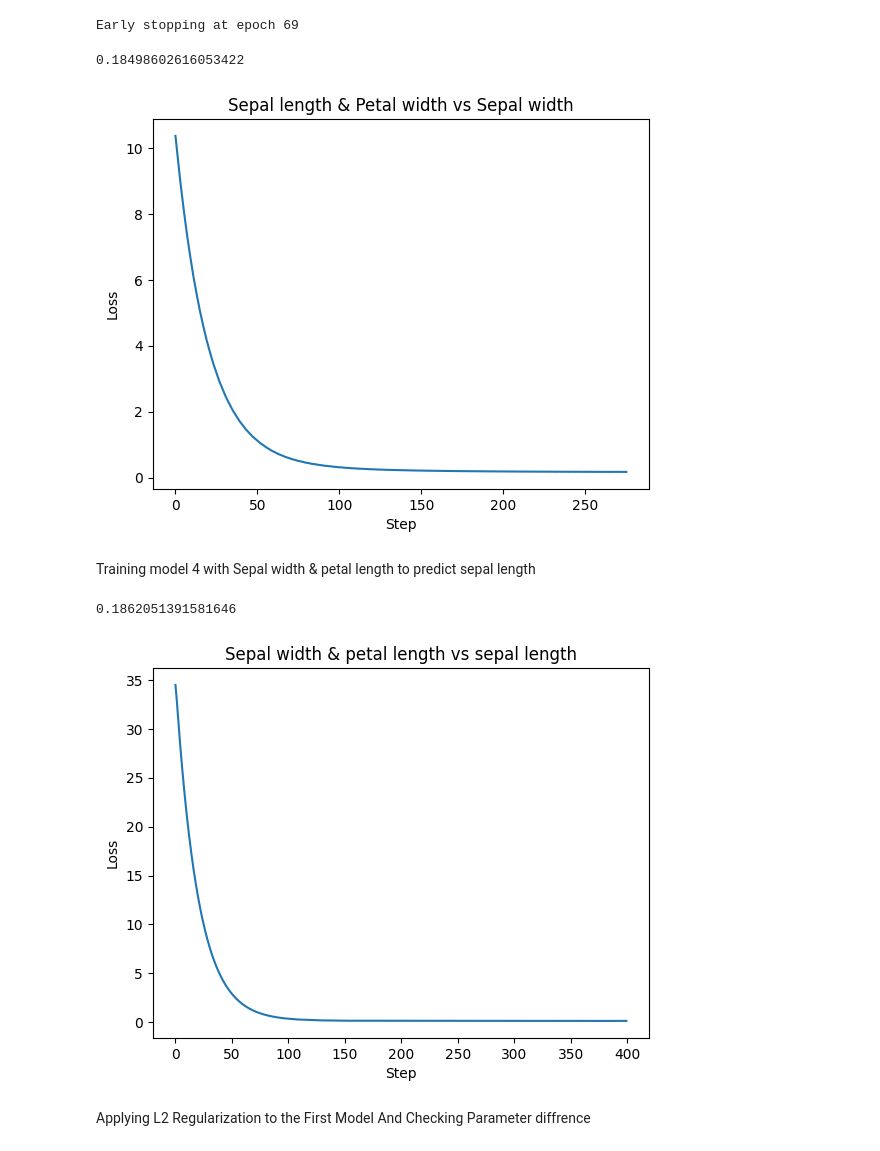
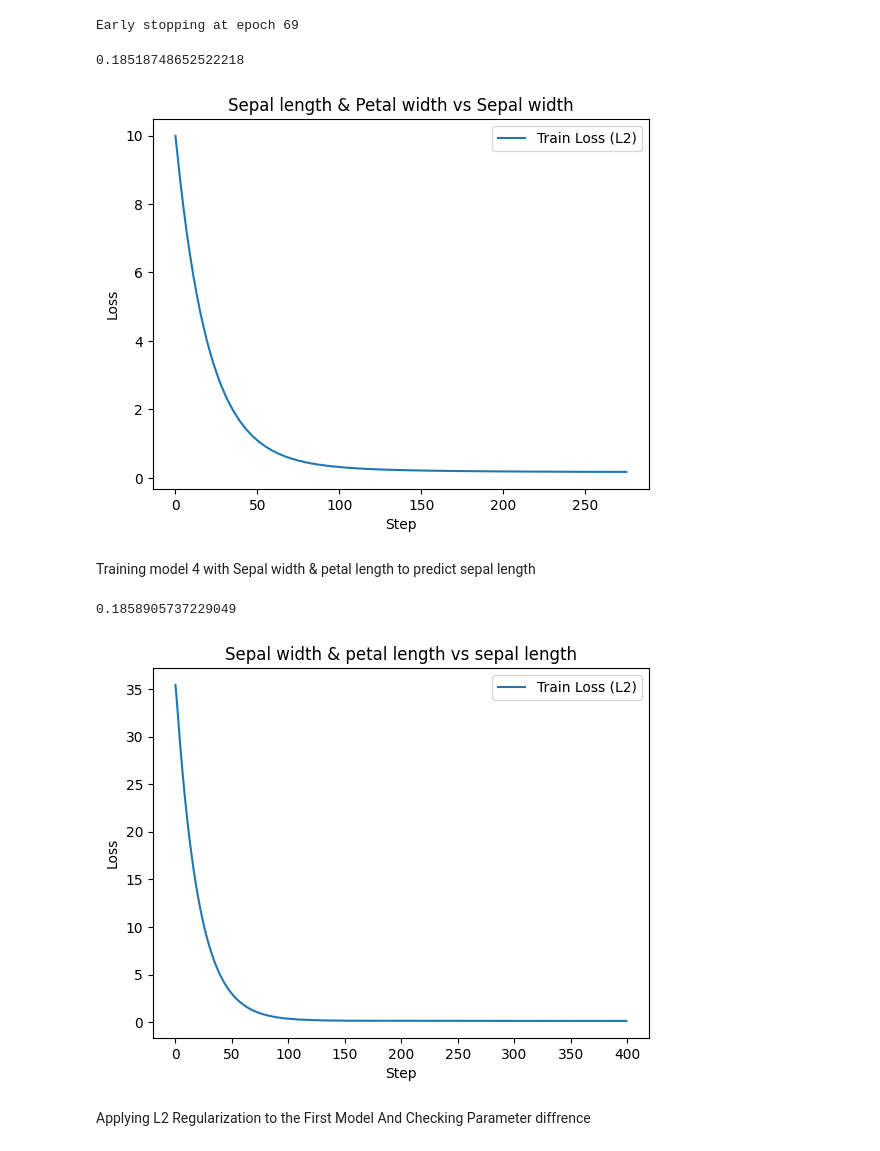
Before and after one commit to bhavinjagani/ML, a Jupyter notebook: LinearRegression_1002223241.ipynb, the cells around one changed output. Drawn from its saved outputs; the diff is of its cells as text; code cells hidden in the pictures.

```diff
--- a/LinearRegression_1002223241.ipynb
+++ b/LinearRegression_1002223241.ipynb
@@ -253,24 +246,25 @@ Early stopping at epoch 69
 # %%
 X_test_sl_pw = np.nan_to_num(X_test_sl_pw)
 y_test_sepal_w = np.nan_to_num(y_test_sepal_w)
 pred3 = model3.predict(X_test_sl_pw)
 mse3= model3.score(y_test_sepal_w, pred3)
 print(mse3)
 alpha = 0.05  # Smoothing factor
 smoothed_loss = np.zeros(len(model3.history))
 smoothed_loss[0] = model3.history[0]
 for i in range(1, len(model3.history)):
     smoothed_loss[i] = alpha * model3.history[i] + (1 - alpha) * smoothed_loss[i - 1]
 
 # Plot smoothed loss
-plt.plot(smoothed_loss)
+plt.plot(smoothed_loss,label='Train Loss (L2)')
 plt.title('Sepal length & Petal width vs Sepal width')
 plt.xlabel('Step')
 plt.ylabel('Loss')
+plt.legend()
 plt.show()
 # %% [output]
-0.18498602616053422
+0.18518748652522218
-[figure, old version]
+[figure, new version]
 # %% [markdown]
 Training model 4 with Sepal width & petal length to predict sepal length
 # %%
@@ -291,14 +285,15 @@ for i in range(1, len(model4.history)):
     smoothed_loss[i] = alpha * model4.history[i] + (1 - alpha) * smoothed_loss[i - 1]
 
 # Plot smoothed loss
-plt.plot(smoothed_loss)
+plt.plot(smoothed_loss,label='Train Loss (L2)')
 plt.title('Sepal width & petal length vs sepal length')
 plt.xlabel('Step')
 plt.ylabel('Loss')
+plt.legend()
 plt.show()
 # %% [output]
-0.1862051391581646
+0.1858905737229049
-[figure, old version]
+[figure, new version]
 # %% [markdown]
 Applying  L2 Regularization to the First Model And Checking Parameter diffrence
 # %%
```
Also changed, not shown: parts of 7 cells of this notebook, 2 other files.
